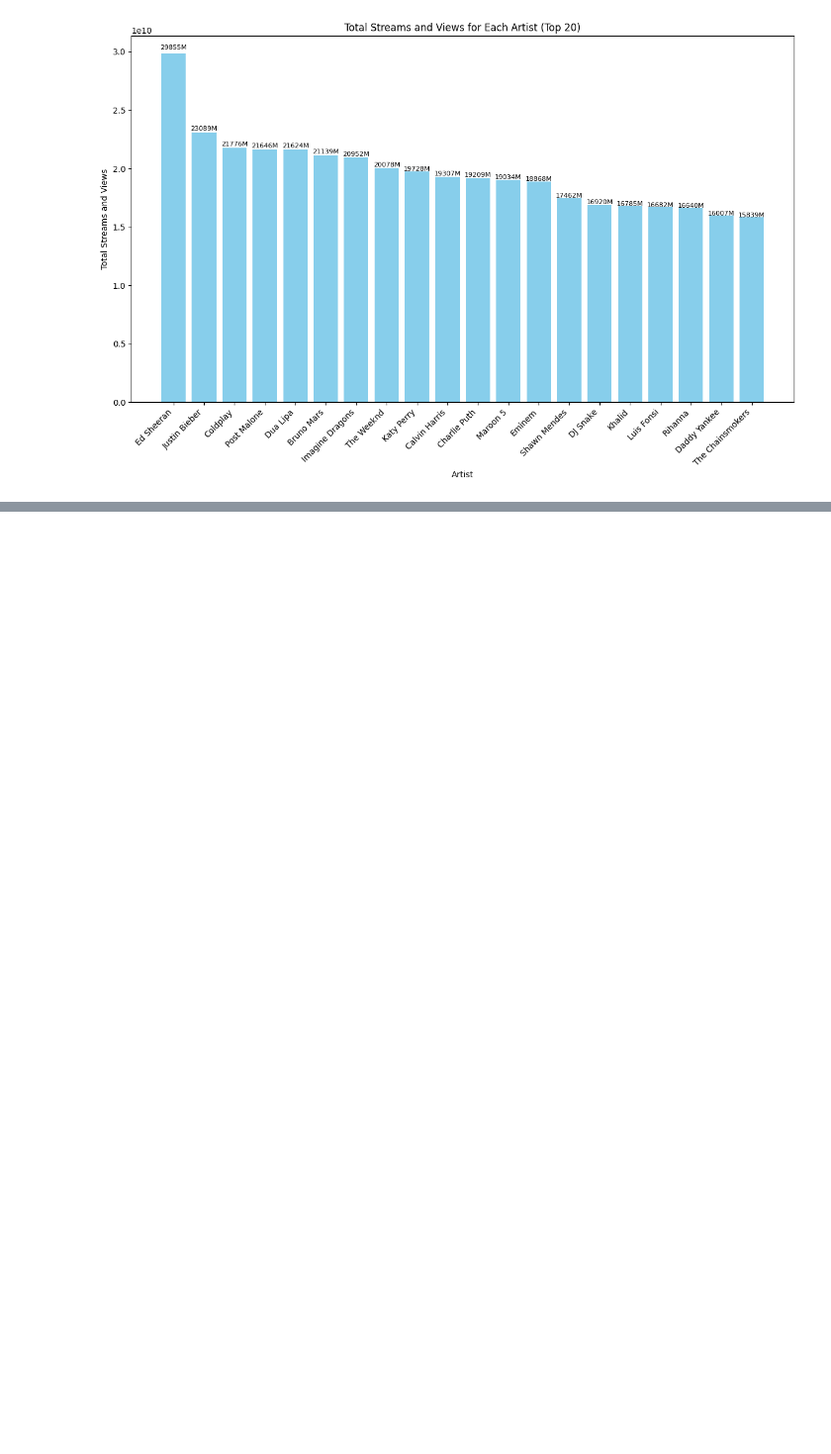
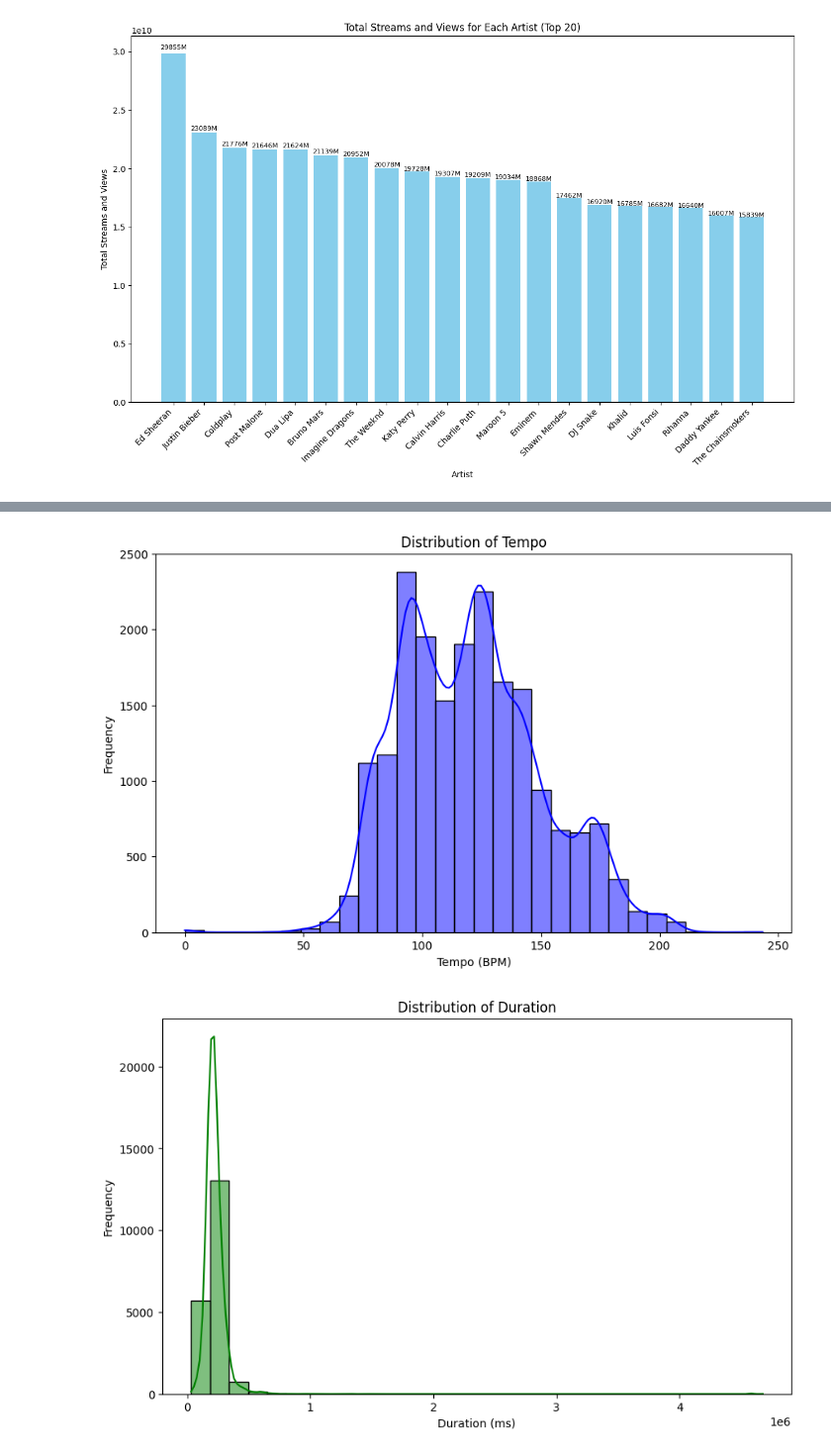
Before and after one commit to AminePMrad/Spotify_ML, a Jupyter notebook: src/ml_project/Graphs.ipynb, the cells around one changed output, grey strips where cells are left out. Shown at 99% size. Drawn from its saved outputs; the diff is of its cells as text; code cells hidden in the pictures; blank space fills up the shorter version.

```diff
--- a/src/ml_project/Graphs.ipynb
+++ b/src/ml_project/Graphs.ipynb
@@ -604,0 +622,3 @@ plt.show()
+# %%
+# Load your data into a DataFrame
+df = pd.read_csv('updated_data_filtered_V2.csv')
@@ -604,0 +636,9 @@ plt.show()
+# %%
+# check for missing values
+#print(df.isnull().sum())
+
+# Drop rows with missing values
+df.dropna(inplace=True)
+
+# Save the updated dataset
+df.to_csv('updated_data_filtered_V2_with_total.csv', index=False)
@@ -604,0 +751,21 @@ plt.show()
+# %%
+import seaborn as sns
+
+# Visualize Tempo Distribution
+plt.figure(figsize=(10, 6))
+sns.histplot(df['Tempo'], bins=30, kde=True, color='blue')
+plt.title('Distribution of Tempo')
+plt.xlabel('Tempo (BPM)')
+plt.ylabel('Frequency')
+plt.show()
+
+# Visualize Duration Distribution
+plt.figure(figsize=(10, 6))
+sns.histplot(df['Duration_ms'], bins=30, kde=True, color='green')
+plt.title('Distribution of Duration')
+plt.xlabel('Duration (ms)')
+plt.ylabel('Frequency')
+plt.show()
+# %% [output]
+[figure, added]
+[figure, added]
```
Also changed, not shown: parts of 39 cells of this notebook, 2 other files.
